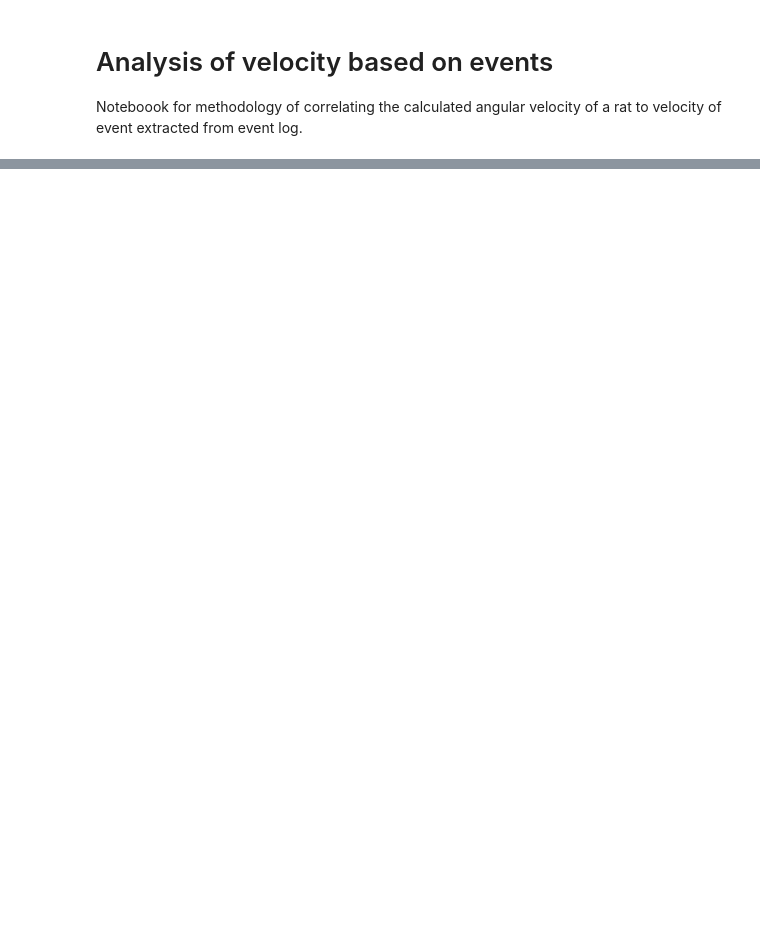
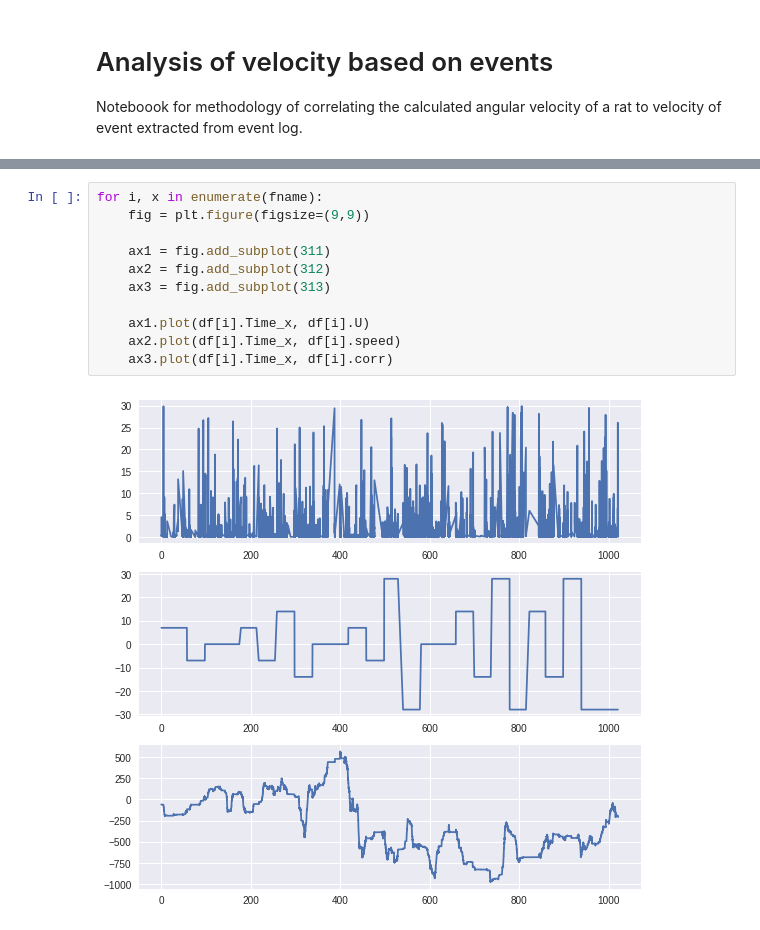
Before and after one commit to alTeska/VR_Acuity, a Jupyter notebook: notebooks/VelocityEvents.ipynb, the cells around one changed output, grey strips where cells are left out. Saved outputs shown, nothing was run; the diff lists cells and outputs as text; blank space fills up the shorter version.

```diff
--- a/notebooks/VelocityEvents.ipynb
+++ b/notebooks/VelocityEvents.ipynb
@@ -164,0 +115,13 @@ print(df)
+# %%
+for i, x in enumerate(fname):
+    fig = plt.figure(figsize=(9,9))
+
+    ax1 = fig.add_subplot(311)
+    ax2 = fig.add_subplot(312)
+    ax3 = fig.add_subplot(313)
+
+    ax1.plot(df[i].Time_x, df[i].U)
+    ax2.plot(df[i].Time_x, df[i].speed)
+    ax3.plot(df[i].Time_x, df[i].corr)
+# %% [output]
+[figure, added]
```
Also changed, not shown: parts of 12 cells of this notebook, 1 other file.
